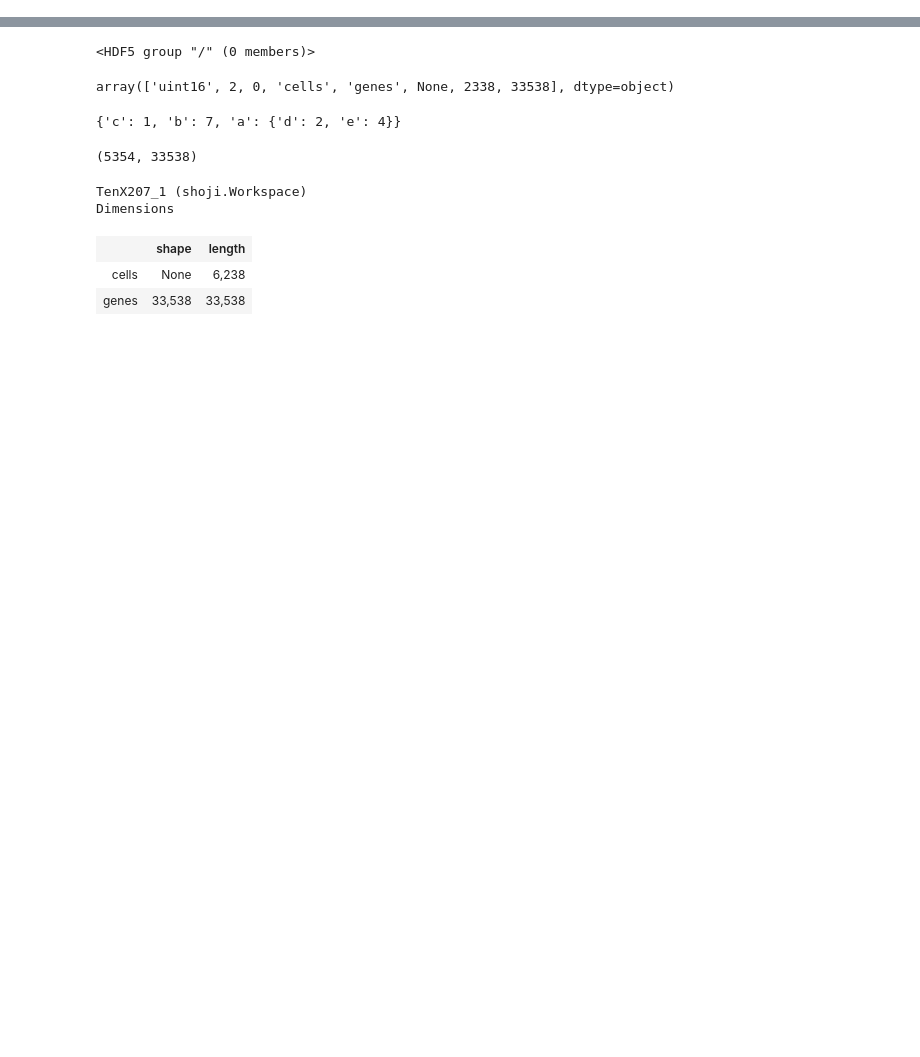
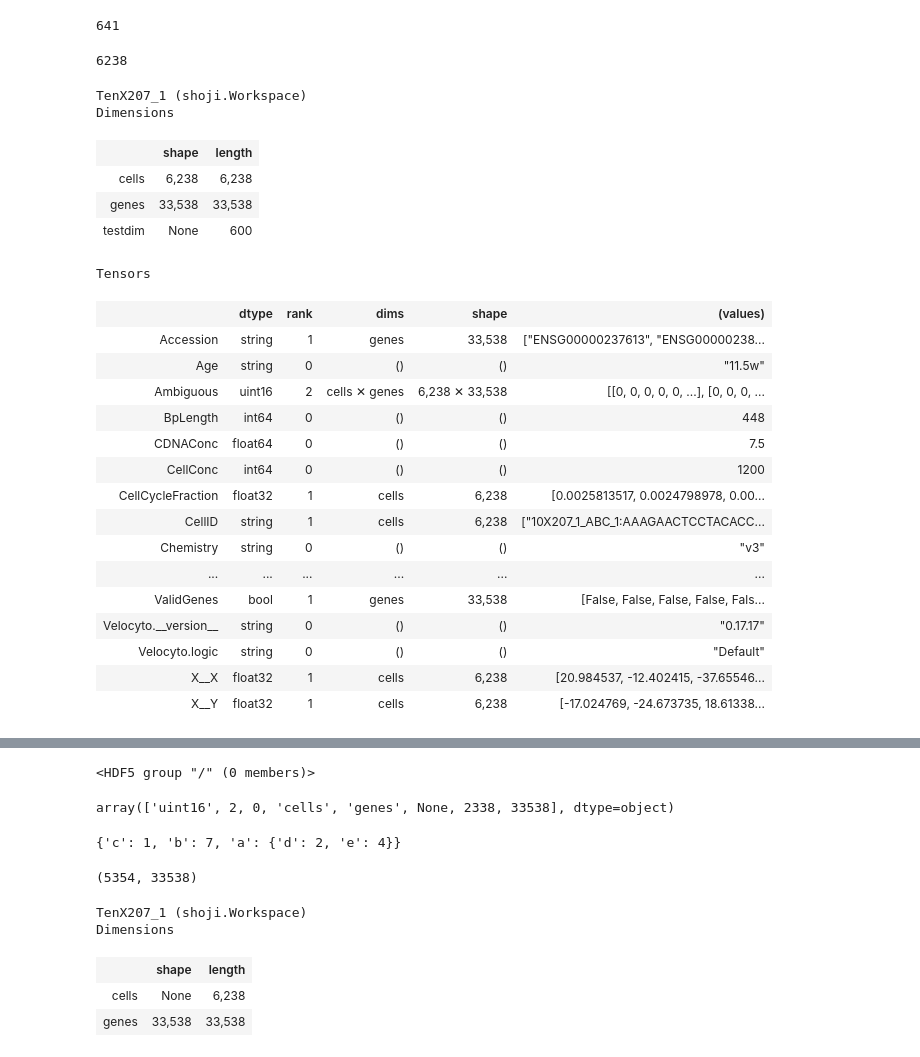
Before and after one commit to linnarsson-lab/shoji, a Jupyter notebook: notebooks/Untitled.ipynb, the cells around one changed output, grey strips where cells are left out. Drawn from its saved outputs; the diff is of its cells as text; code cells hidden in the pictures; blank space fills up the shorter version.

```diff
--- a/notebooks/Untitled.ipynb
+++ b/notebooks/Untitled.ipynb
@@ -23,0 +44,39 @@ Sub-workspaces
+# %%
+index = ws._subdir["tensor_indexes"]["ValidCells"]
+eq_range = index[False].range()
+start = eq_range.start
+stop = eq_range.stop
+tr = db._db.transaction
+len([index.unpack(k)[0] for k, _ in tr[start:stop]])
+# %% [output]
+641
+# %%
+641+5597
+# %% [output]
+6238
+# %%
+ws
+# %% [output]
+TenX207_1 (shoji.Workspace)
+Dimensions
+|  | shape | length |
+| cells | 6,238 | 6,238 |
+| genes | 33,538 | 33,538 |
+| testdim | None | 600 |
+Tensors
+|  | dtype | rank | dims | shape | (values) |
+| Accession | string | 1 | genes | 33,538 | ["ENSG00000237613", "ENSG00000238... |
+| Age | string | 0 | () | () | "11.5w" |
+| Ambiguous | uint16 | 2 | cells ✕ genes | 6,238 ✕ 33,538 | [[0, 0, 0, 0, 0, ...], [0, 0, 0, ... |
+| BpLength | int64 | 0 | () | () | 448 |
+| CDNAConc | float64 | 0 | () | () | 7.5 |
+| CellConc | int64 | 0 | () | () | 1200 |
+| CellCycleFraction | float32 | 1 | cells | 6,238 | [0.0025813517, 0.0024798978, 0.00... |
+| CellID | string | 1 | cells | 6,238 | ["10X207_1_ABC_1:AAAGAACTCCTACACC... |
+| Chemistry | string | 0 | () | () | "v3" |
+| ... | ... | ... | ... | ... | ... |
+| ValidGenes | bool | 1 | genes | 33,538 | [False, False, False, False, Fals... |
+| Velocyto.__version__ | string | 0 | () | () | "0.17.17" |
+| Velocyto.logic | string | 0 | () | () | "Default" |
+| X__X | float32 | 1 | cells | 6,238 | [20.984537, -12.402415, -37.65546... |
+| X__Y | float32 | 1 | cells | 6,238 | [-17.024769, -24.673735, 18.61338... |
```
Also changed, not shown: parts of 23 cells of this notebook, 4 other files.
